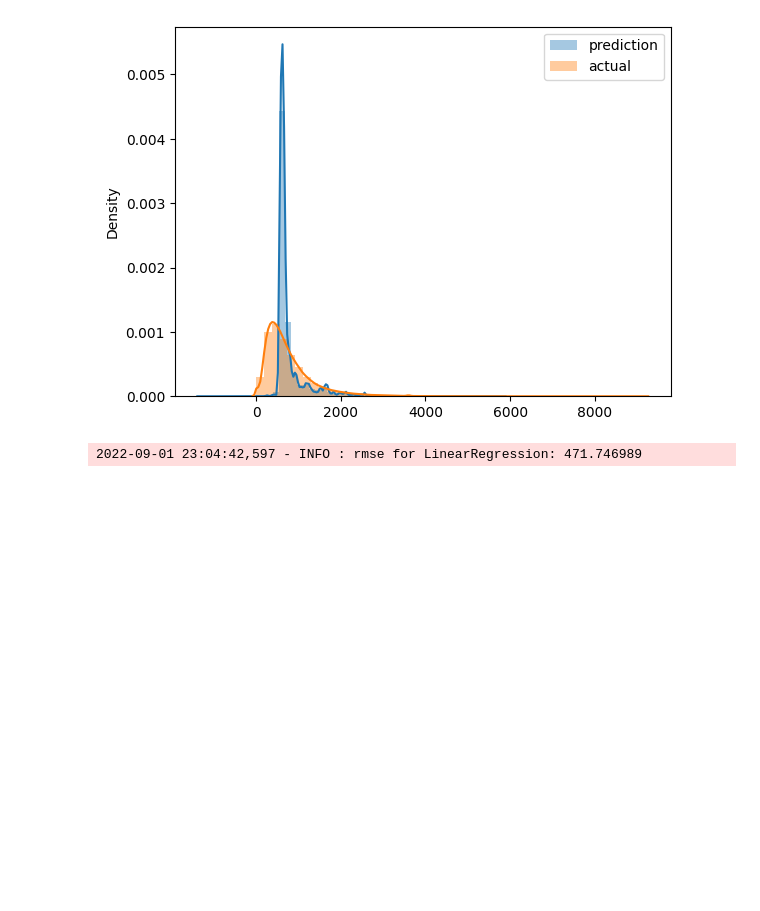
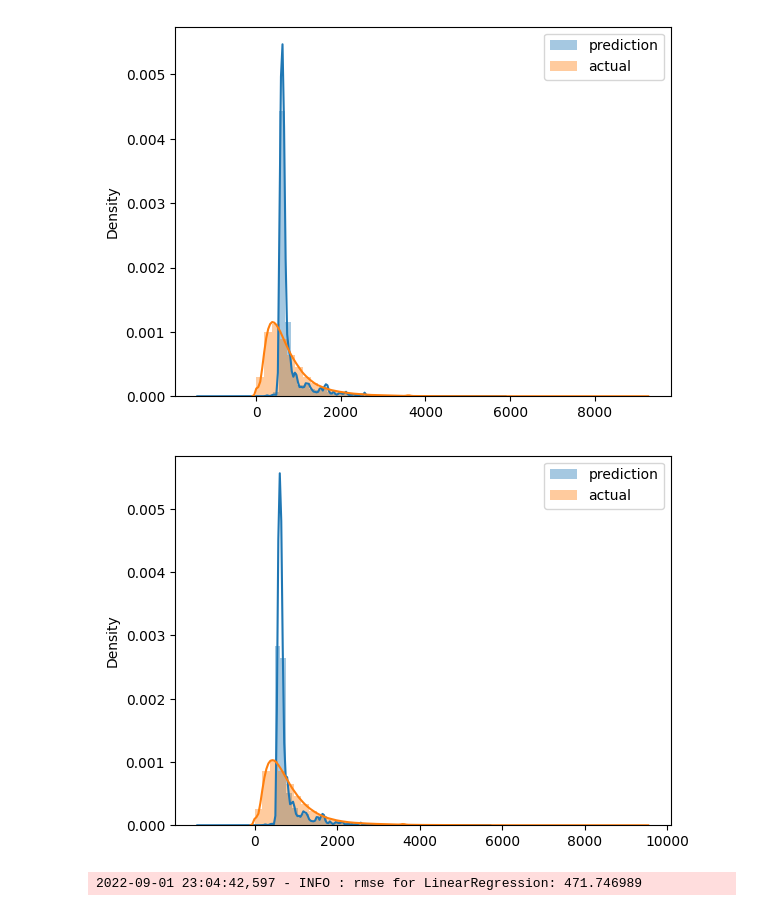
Before and after one commit to nahumsa/nyc-yellow-tripdata, a Jupyter notebook: notebooks/02-LinearRegression.ipynb, the cells around one changed output. Saved outputs shown, nothing was run; the diff lists cells and outputs as text; code cells hidden in the pictures; blank space fills up the shorter version.

Commit message:
add evaluation for the test set

```diff
--- a/notebooks/02-LinearRegression.ipynb
+++ b/notebooks/02-LinearRegression.ipynb
@@ -53,8 +53,12 @@ TARGET = "duration"
 
 dv = DictVectorizer()
 train_dicts = process_df_train[CATEGORICAL_COLUMNS].astype(str).to_dict(orient="records")
+test_dicts = process_df_test[CATEGORICAL_COLUMNS].astype(str).to_dict(orient="records")
 X_train = dv.fit_transform(train_dicts)
 y_train = process_df_train[TARGET].values
+
+X_test = dv.transform(test_dicts)
+y_test = process_df_test[TARGET].values
 # %%
 from sklearn.linear_model import LinearRegression
 
@@ -71,6 +75,14 @@ plt.legend()
 plt.show()
 # %% [output]
 [figure]
+# %%
+y_pred_test = lr.predict(X_test)
+sns.distplot(y_pred_test, label='prediction')
+sns.distplot(y_test, label='actual')
+plt.legend()
+plt.show()
+# %% [output]
+[figure, added]
 # %%
 from sklearn.metrics import mean_squared_error
 rmse = mean_squared_error(y_train, y_pred, squared=False)
```
Also changed, not shown: parts of 1 cell of this notebook, 1 other file.
